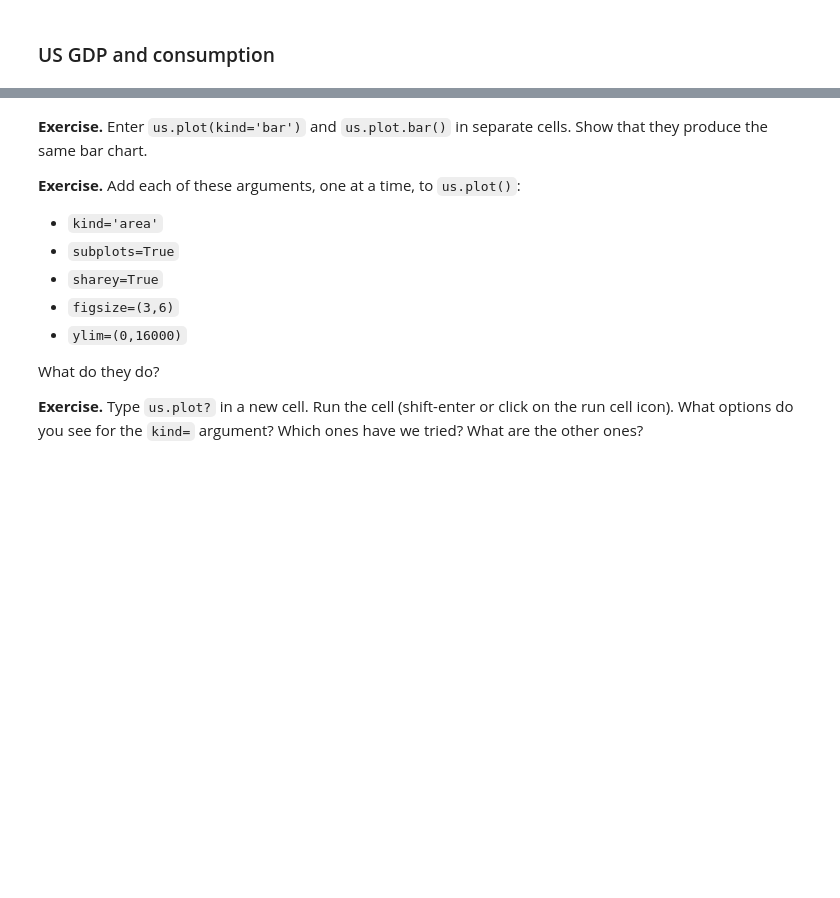
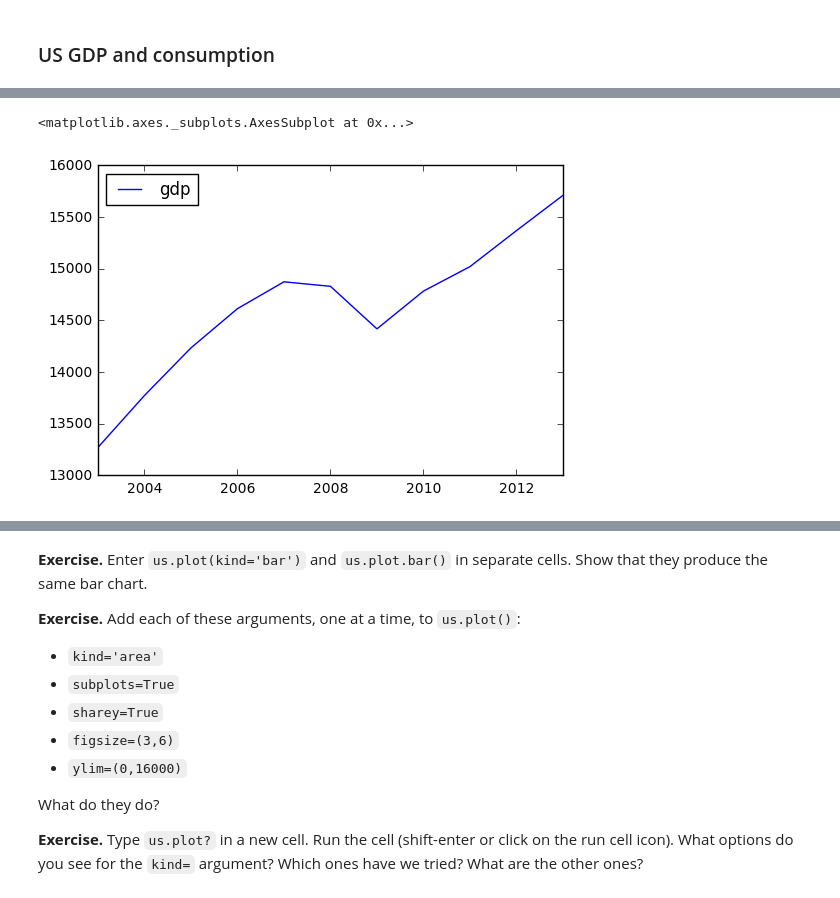
Before and after one commit to NYUDataBootcamp/Materials, a Jupyter notebook: Code/notebooks/bootcamp_graphics.ipynb, the cells around one changed output, grey strips where cells are left out. Saved outputs shown, nothing was run; the diff lists cells and outputs as text; code cells hidden in the pictures; blank space fills up the shorter version.

```diff
--- a/Code/notebooks/bootcamp_graphics.ipynb
+++ b/Code/notebooks/bootcamp_graphics.ipynb
@@ -176,3 +194,8 @@ us['gdp'].plot()
+# %%
+us.plot(y="gdp")
+# %% [output]
+<matplotlib.axes._subplots.AxesSubplot at 0x...>
+[figure, added]
 # %%
 # bar chart
 us.plot(kind='bar')
```
Also changed, not shown: parts of 70 cells of this notebook.
